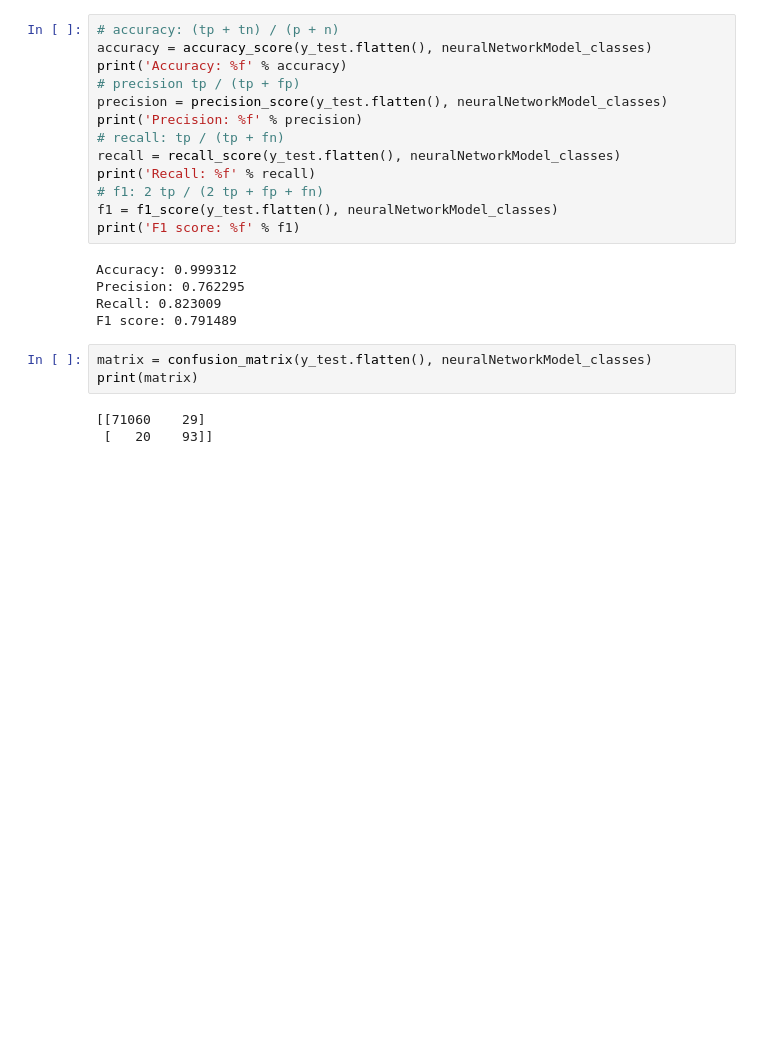
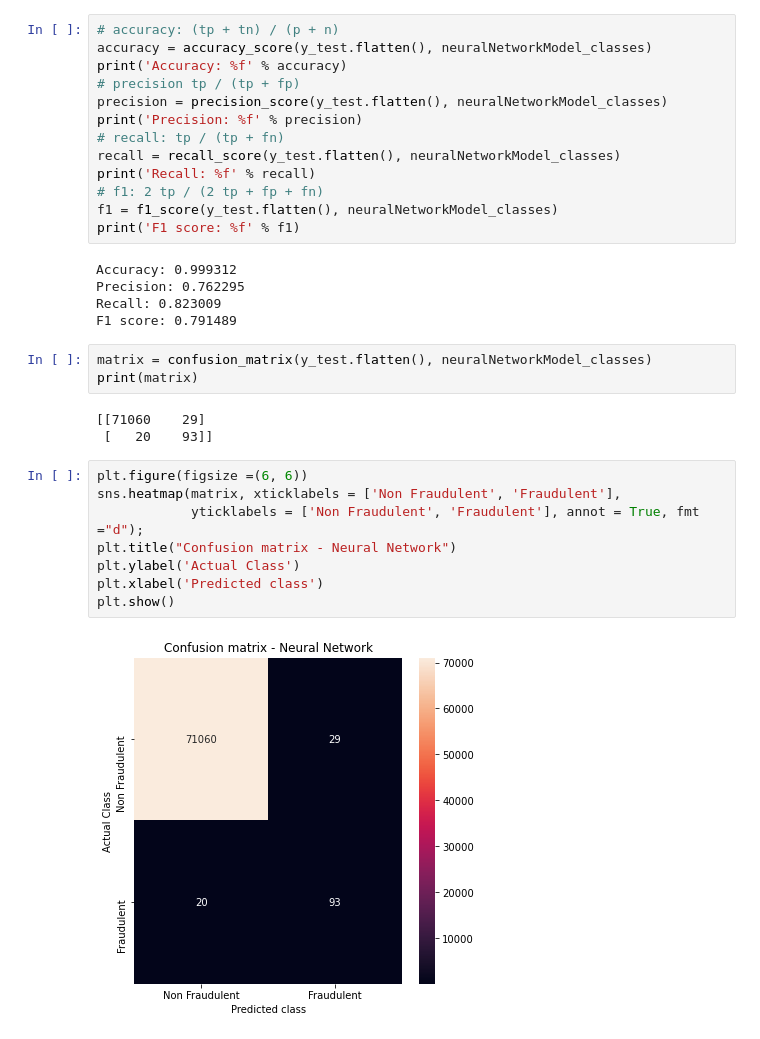
Before and after one commit to cdalsania/Credit_Card_Fraud_Detection, a Jupyter notebook: ml_models/NeuralNetwork_DeepNeuralNetwork.ipynb, the cells around one changed output. Cells and saved outputs as stored; diff of their text form; blank space fills up the shorter version.

Commit message:
Deep neural network model was initiated

```diff
--- a/ml_models/NeuralNetwork_DeepNeuralNetwork.ipynb
+++ b/ml_models/NeuralNetwork_DeepNeuralNetwork.ipynb
@@ -248,3 +248,13 @@ print(matrix)
 # %% [output]
 [[71060    29]
  [   20    93]]
+# %%
+plt.figure(figsize =(6, 6))
+sns.heatmap(matrix, xticklabels = ['Non Fraudulent', 'Fraudulent'],
+            yticklabels = ['Non Fraudulent', 'Fraudulent'], annot = True, fmt ="d");
+plt.title("Confusion matrix - Neural Network")
+plt.ylabel('Actual Class')
+plt.xlabel('Predicted class')
+plt.show()
+# %% [output]
+[figure, added]
```
Also changed, not shown: parts of 5 cells of this notebook.
